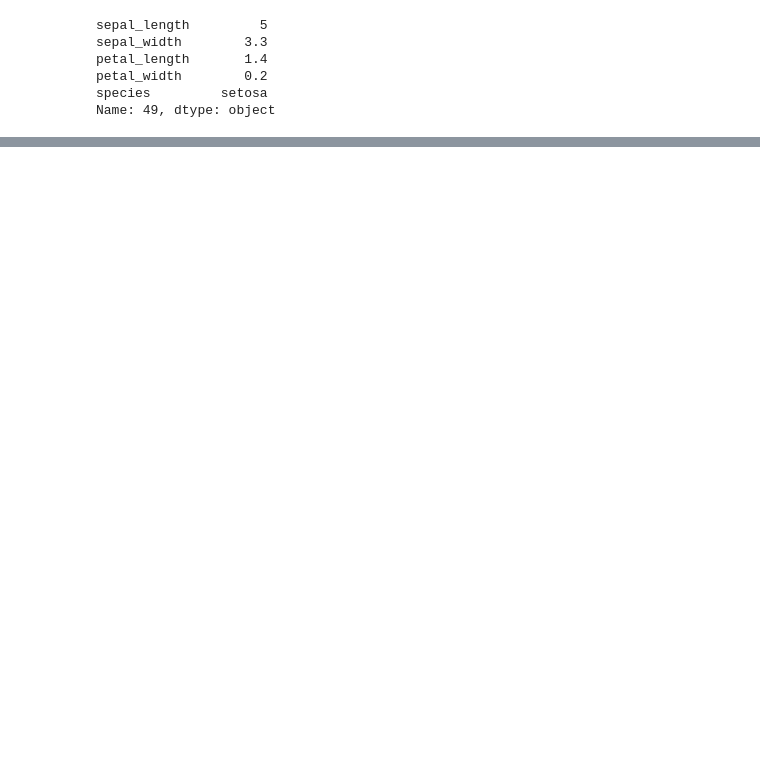
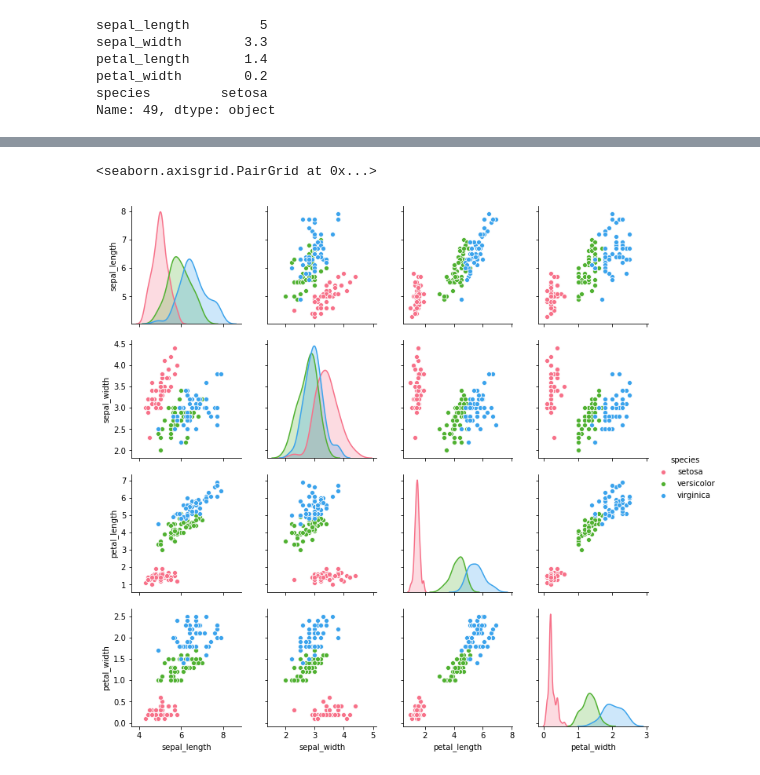
Before and after one commit to IvanMcGann/emergingTechAssignments, a Jupyter notebook: iris-dataset.ipynb, the cells around one changed output, grey strips where cells are left out. Cells and saved outputs as stored; diff of their text form; code cells hidden in the pictures; blank space fills up the shorter version.

```diff
--- a/iris-dataset.ipynb
+++ b/iris-dataset.ipynb
@@ -302,0 +303,6 @@ Name: 49, dtype: object
+# %%
+import seaborn as sns
+sns.pairplot(df, hue="species", palette="husl")
+# %% [output]
+<seaborn.axisgrid.PairGrid at 0x...>
+[figure, added]
```
Also changed, not shown: parts of 23 cells of this notebook.
